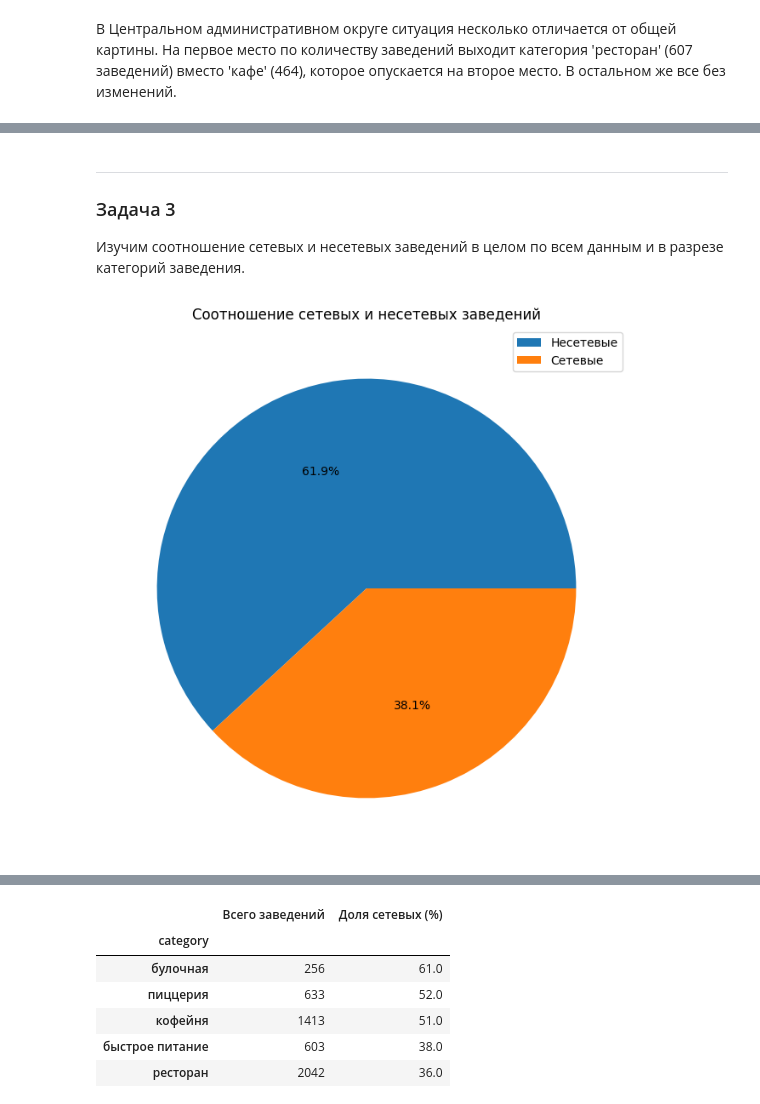
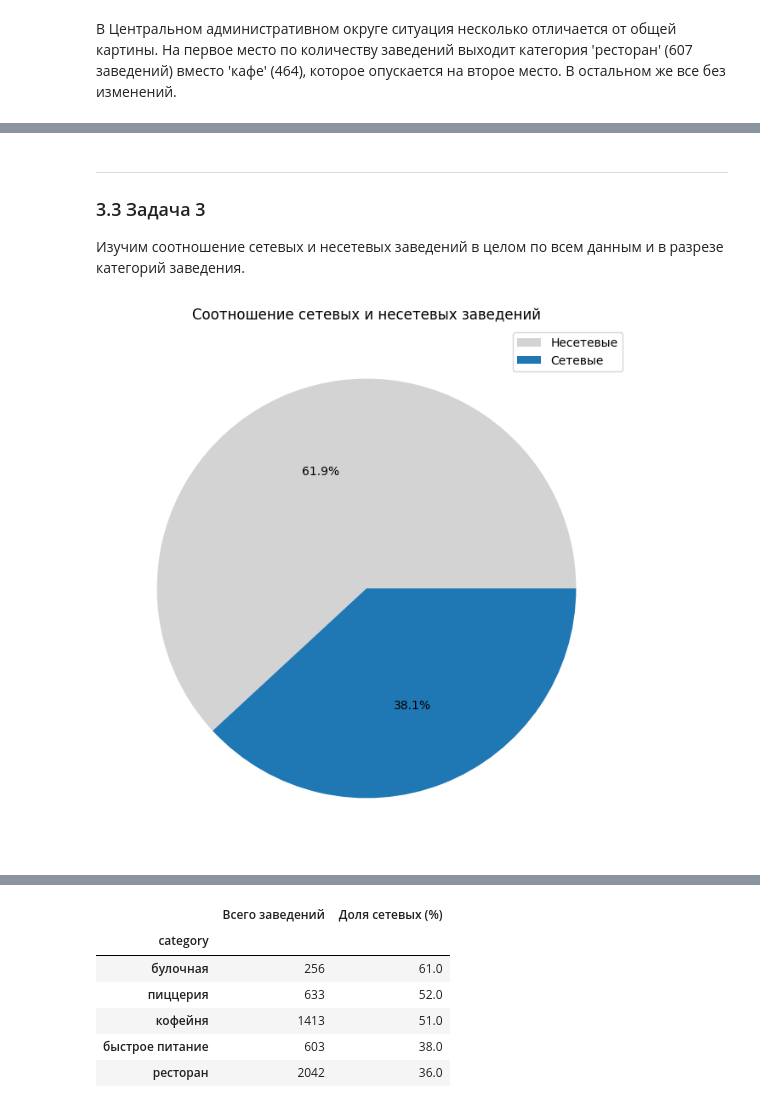
Before and after one commit to vchkashka/catering_market, a Jupyter notebook: catering_market.ipynb, the cells around one changed output, grey strips where cells are left out. Drawn from its saved outputs; the diff is of its cells as text; code cells hidden in the pictures.

```diff
--- a/catering_market.ipynb
+++ b/catering_market.ipynb
@@ -69,6 +71,6 @@ from phik.report import plot_correlation_matrix
 # %%
-df_rest_info = pd.read_csv('https://code.s3.yandex.net/datasets/rest_info.csv')
-df_rest_price = pd.read_csv('https://code.s3.yandex.net/datasets/rest_price.csv')
+df_rest_info = pd.read_csv('rest_info.csv')
+df_rest_price = pd.read_csv('rest_price.csv')
 # %% [markdown]
 Познакомимся с данными и изучим общую информацию о них.
 # %%
@@ -629,20 +470,22 @@ plt.show()
 # %% [markdown]
 ---
 
-### Задача 3
+### 3.3 Задача 3
 
 Изучим соотношение сетевых и несетевых заведений в целом по всем данным и в разрезе категорий заведения.
 # %%
+colors = ['lightgray', '#1f77b4']
+
 df['chain'].value_counts().plot(kind='pie',
                                 title='Соотношение сетевых и несетевых заведений',
                                 legend=True,
                                 autopct='%1.1f%%',
                                 labels=['Несетевые', 'Сетевые'],
                                 labeldistance=None,
                                 figsize=(8, 8),
-                                ylabel='')
+                                ylabel='',
+                                colors=colors)
 
-plt.grid(axis='y')
 plt.show()
 # %% [output]
-[figure, old version]
+[figure, new version]
```
Also changed, not shown: parts of 42 cells of this notebook.
